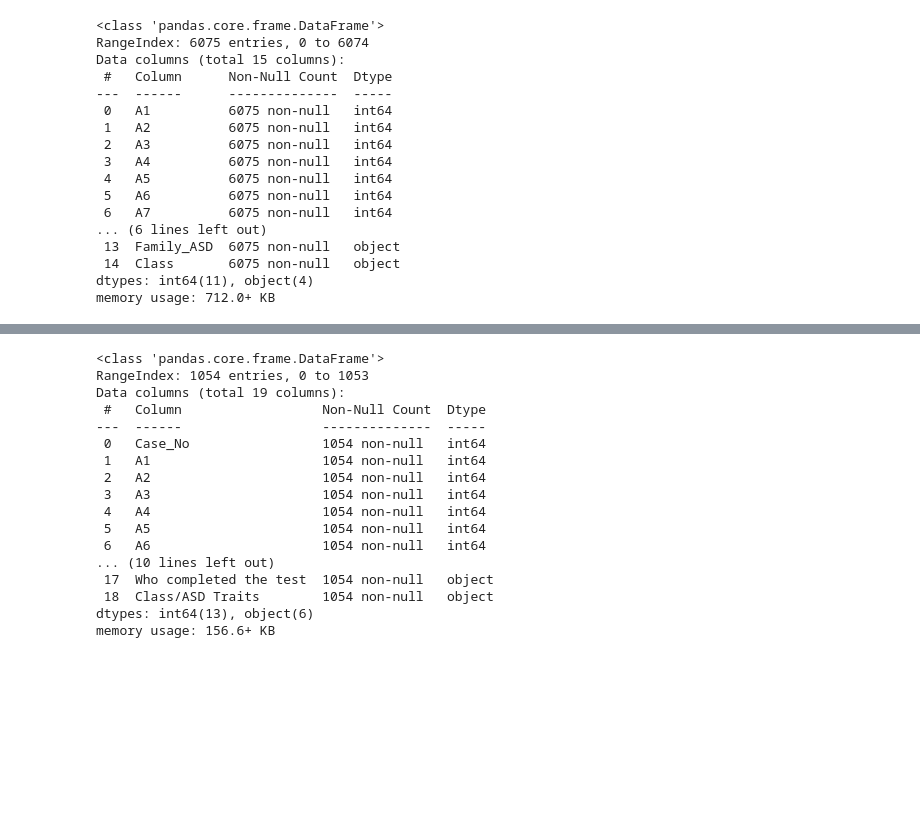
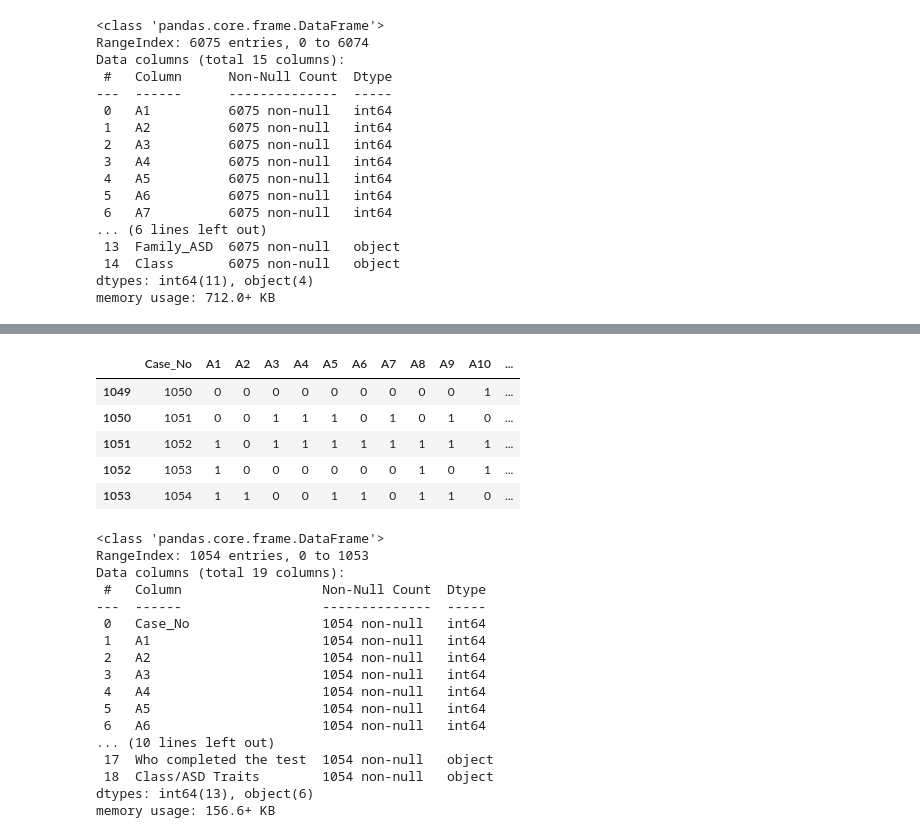
Before and after one commit to rayyanrbj09/Autism-Spectrum-Disorder--Medical-Analyisis, a Jupyter notebook: analysis.ipynb, the cells around one changed output, grey strips where cells are left out. Saved outputs shown, nothing was run; the diff lists cells and outputs as text; code cells hidden in the pictures; blank space fills up the shorter version.

```diff
--- a/analysis.ipynb
+++ b/analysis.ipynb
@@ -51,3 +56,12 @@ toddler_autism_data.head(5)
+# %%
+toddler_autism_data.tail()
+# %% [output]
+|  | Case_No | A1 | A2 | A3 | A4 | A5 | A6 | A7 | A8 | A9 | A10 | ... |
+| 1049 | 1050 | 0 | 0 | 0 | 0 | 0 | 0 | 0 | 0 | 0 | 1 | ... |
+| 1050 | 1051 | 0 | 0 | 1 | 1 | 1 | 0 | 1 | 0 | 1 | 0 | ... |
+| 1051 | 1052 | 1 | 0 | 1 | 1 | 1 | 1 | 1 | 1 | 1 | 1 | ... |
+| 1052 | 1053 | 1 | 0 | 0 | 0 | 0 | 0 | 0 | 1 | 0 | 1 | ... |
+| 1053 | 1054 | 1 | 1 | 0 | 0 | 1 | 1 | 0 | 1 | 1 | 0 | ... |
 # %%
 toddler_autism_data.info()
 # No null values in the dataset
```
Also changed, not shown: parts of 5 cells of this notebook, 2 other files.
